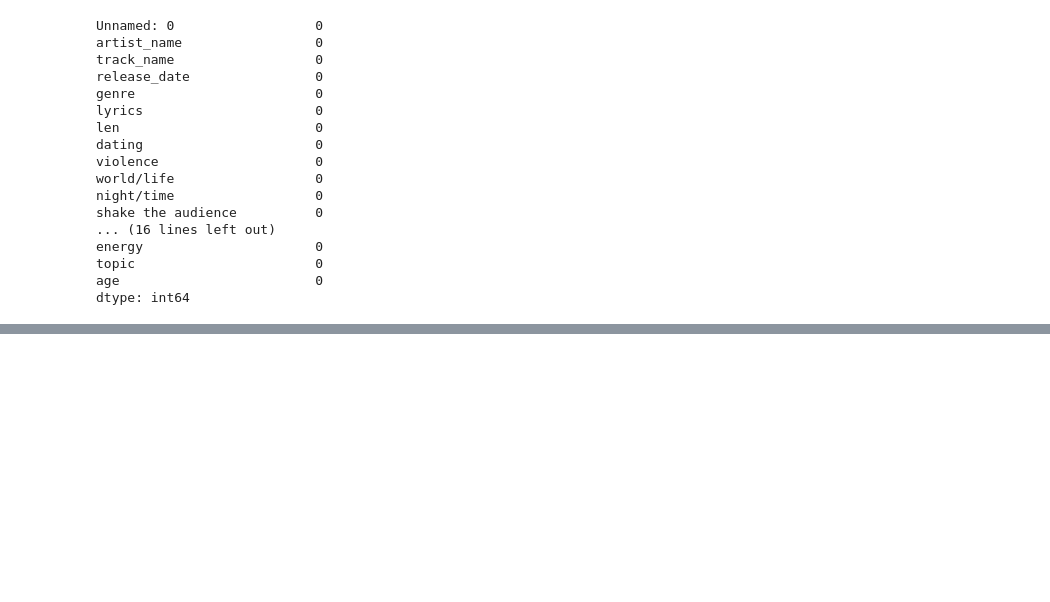
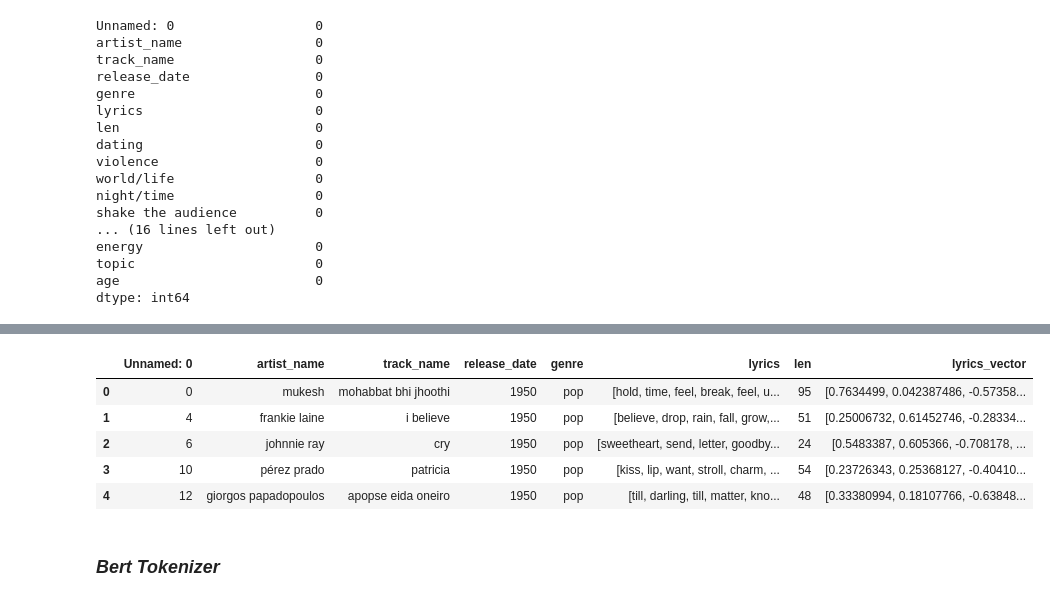
Before and after one commit to noelmt7/LLM, a Jupyter notebook: 2348538_LAB7.ipynb, the cells around one changed output, grey strips where cells are left out. Drawn from its saved outputs; the diff is of its cells as text; code cells hidden in the pictures; blank space fills up the shorter version.

```diff
--- a/2348538_LAB7.ipynb
+++ b/2348538_LAB7.ipynb
@@ -69,0 +147,34 @@ dtype: int64
+# %%
+
+def train_word2vec_and_encode(df):
+    df['tokenized_lyrics'] = df['lyrics']
+
+    model = Word2Vec(sentences=df['tokenized_lyrics'], vector_size=100, window=5, min_count=1, workers=4)
+
+    # Function to get average vector for a list of words
+    def get_avg_vector(words):
+        vectors = [model.wv[word] for word in words if word in model.wv]
+        return np.mean(vectors, axis=0) if vectors else np.zeros(model.vector_size)
+
+    # Apply function to get average vectors
+    df['lyrics_vector'] = df['tokenized_lyrics'].apply(get_avg_vector)
+
+    # Drop the intermediate tokenized_lyrics column if no longer needed
+    df.drop(columns=['tokenized_lyrics'], inplace=True)
+
+    return df
+# %%
+df = lyrics_tokenization(df)
+
+df = train_word2vec_and_encode(df)
+
+df.head()
+# %% [output]
+|  | Unnamed: 0 | artist_name | track_name | release_date | genre | lyrics | len | lyrics_vector |
+| 0 | 0 | mukesh | mohabbat bhi jhoothi | 1950 | pop | [hold, time, feel, break, feel, u... | 95 | [0.7634499, 0.042387486, -0.57358... |
+| 1 | 4 | frankie laine | i believe | 1950 | pop | [believe, drop, rain, fall, grow,... | 51 | [0.25006732, 0.61452746, -0.28334... |
+| 2 | 6 | johnnie ray | cry | 1950 | pop | [sweetheart, send, letter, goodby... | 24 | [0.5483387, 0.605366, -0.708178, ... |
+| 3 | 10 | pérez prado | patricia | 1950 | pop | [kiss, lip, want, stroll, charm, ... | 54 | [0.23726343, 0.25368127, -0.40410... |
+| 4 | 12 | giorgos papadopoulos | apopse eida oneiro | 1950 | pop | [till, darling, till, matter, kno... | 48 | [0.33380994, 0.18107766, -0.63848... |
+# %% [markdown]
+### ***Bert Tokenizer***
```
Also changed, not shown: parts of 11 cells of this notebook, 6 other files.
